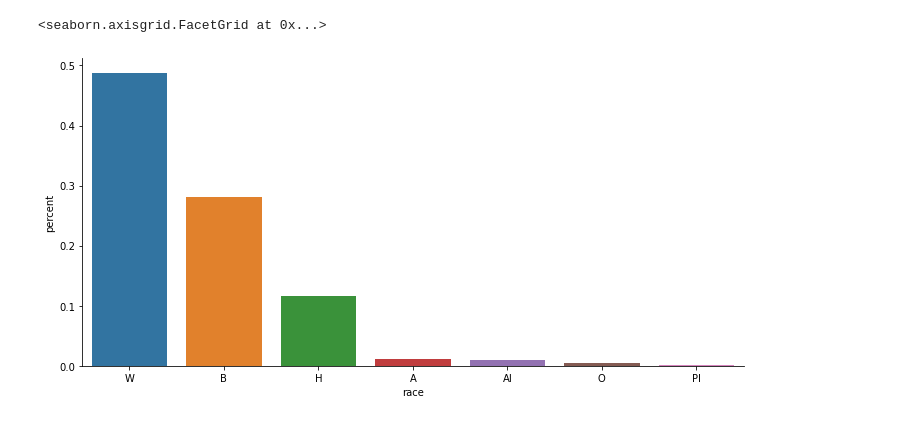
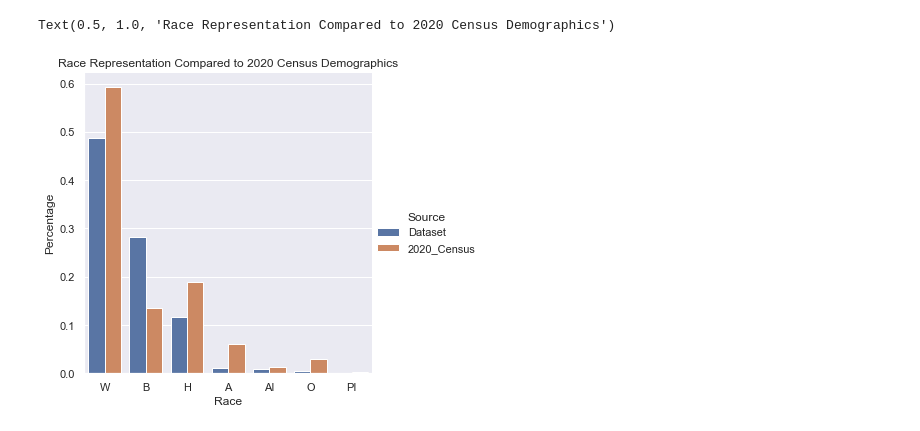
Before and after one commit to athursland/cs216finalproject, a Jupyter notebook: data visualization/ally_visualization.ipynb, the cells around one changed output. Cells and saved outputs as stored; diff of their text form; code cells hidden in the pictures.

```diff
--- a/data visualization/ally_visualization.ipynb
+++ b/data visualization/ally_visualization.ipynb
@@ -3,13 +3,18 @@ import pandas as pd
 import numpy as np
 import seaborn as sns
 import matplotlib.pyplot as plt
+sns.set_theme()
 
 df = pd.read_csv(r'C:\Users\alexa\Desktop\cs216finalproject\Allstatesinsurvey\all_deaths_clean.csv', encoding='unicode_escape')
 # %%
-count_race = df.groupby("race").count().sort_values(by="id", ascending=False)["id"]
-prop_race = [x/len(df) for x in count_race]
-df_race = pd.DataFrame({"race":count_race.index.values, "percent":prop_race})
-sns.catplot(data = df_race, x = "race", y = "percent", kind = "bar", aspect = 2)
+df_race = df.groupby("race").count().sort_values(by="id", ascending=False)["id"]
+race_labels = df_race.index.values
+prop_race_data = [x/len(df) for x in df_race]
+prop_race_america = [.593, .136, .189, .061, .013, .029, .003]
+df_race_percent = pd.DataFrame({"Race":race_labels, "Dataset":prop_race_data, "2020_Census":prop_race_america})
+df_race_percent_melt = pd.melt(df_race_percent, id_vars = "Race", var_name = "Source", value_name = "Percentage")
+sns.catplot(data = df_race_percent_melt, x = "Race", y = "Percentage", hue = "Source", kind = "bar")
+plt.title("Race Representation Compared to 2020 Census Demographics")
 # %% [output]
-<seaborn.axisgrid.FacetGrid at 0x...>
+Text(0.5, 1.0, 'Race Representation Compared to 2020 Census Demographics')
-[figure, old version]
+[figure, new version]
```
Also changed, not shown: parts of 9 cells of this notebook.
